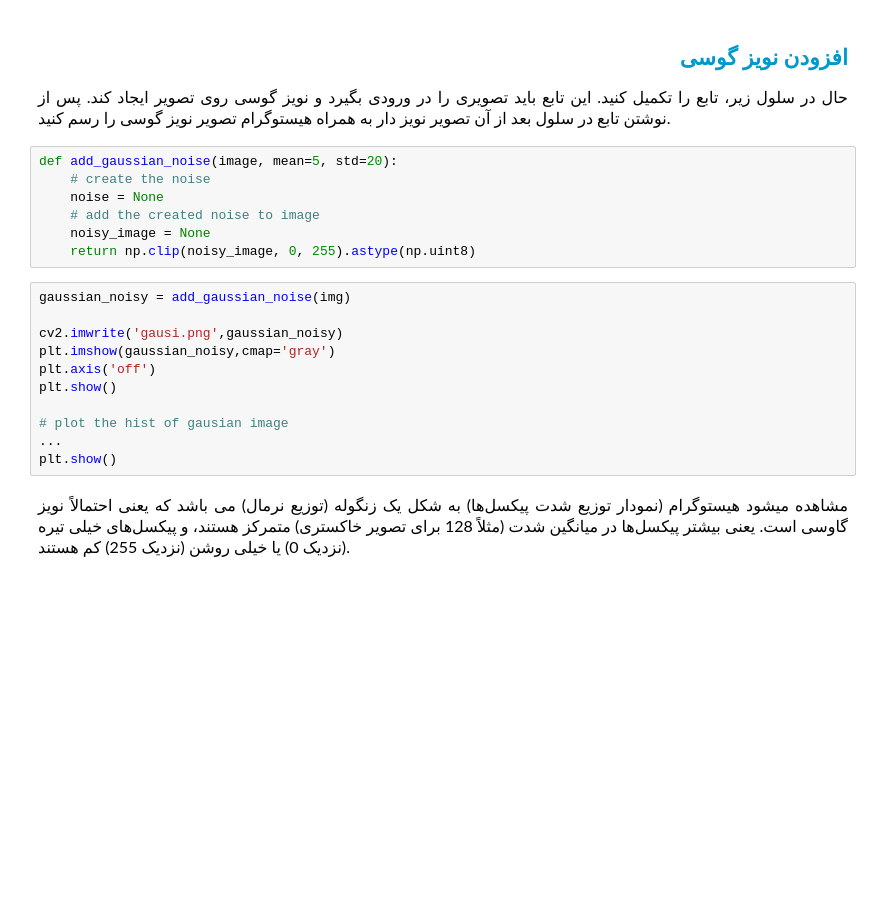
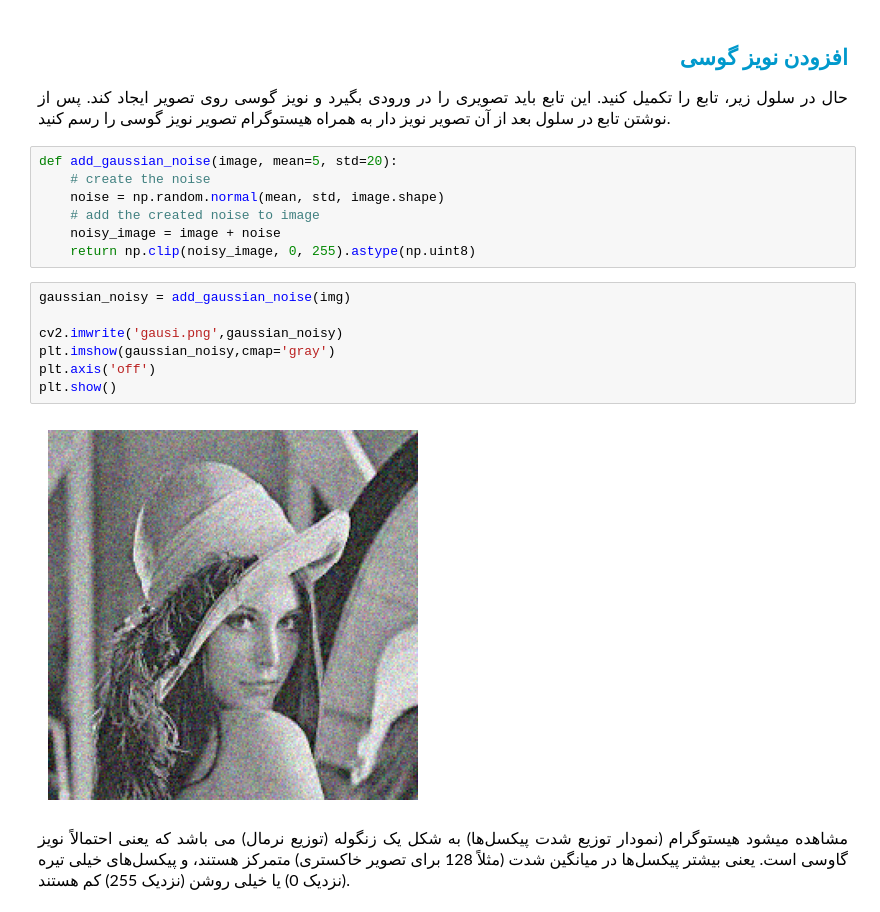
Before and after one commit to mahajialirezaei/image-processing-codes, a Jupyter notebook: Noise_canceling_2/Notebook/code.ipynb, the cells around one changed output. Saved outputs shown, nothing was run; the diff lists cells and outputs as text; blank space fills up the shorter version.

Commit message:
create gaussy noise plot it

```diff
--- a/Noise_canceling_2/Notebook/code.ipynb
+++ b/Noise_canceling_2/Notebook/code.ipynb
@@ -81,21 +83,19 @@ plt.show()
 # %%
 def add_gaussian_noise(image, mean=5, std=20):
     # create the noise
-    noise = None
+    noise = np.random.normal(mean, std, image.shape)
     # add the created noise to image
-    noisy_image = None
+    noisy_image = image + noise
     return np.clip(noisy_image, 0, 255).astype(np.uint8)
 # %%
 gaussian_noisy = add_gaussian_noise(img)
 
 cv2.imwrite('gausi.png',gaussian_noisy)
 plt.imshow(gaussian_noisy,cmap='gray')
 plt.axis('off')
 plt.show()
-
-# plot the hist of gausian image
-...
-plt.show()
+# %% [output]
+[figure, added]
 # %% [markdown]
 <p dir=rtl style="direction: rtl;text-align: justify;line-height:200%;font-family:vazir;font-size:medium">
 <font face="vazir" size=3>
```
Also changed, not shown: parts of 1 cell of this notebook.
